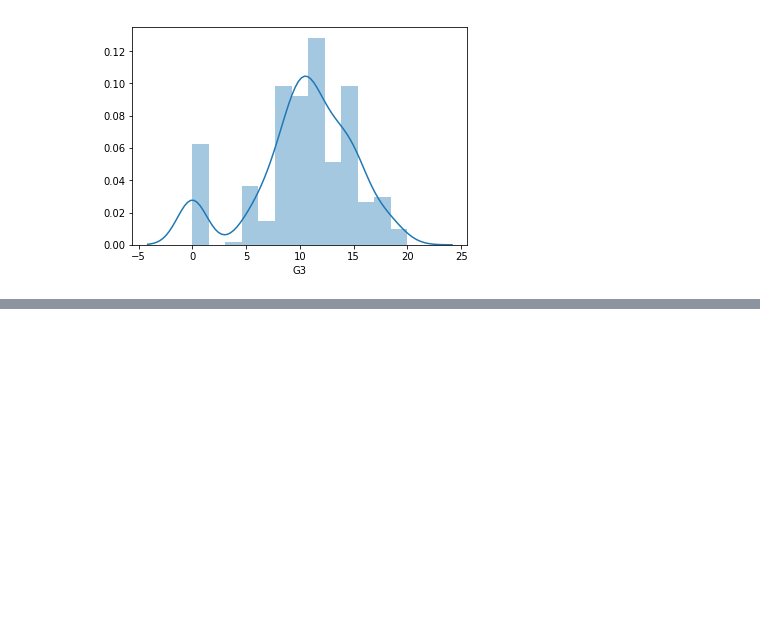
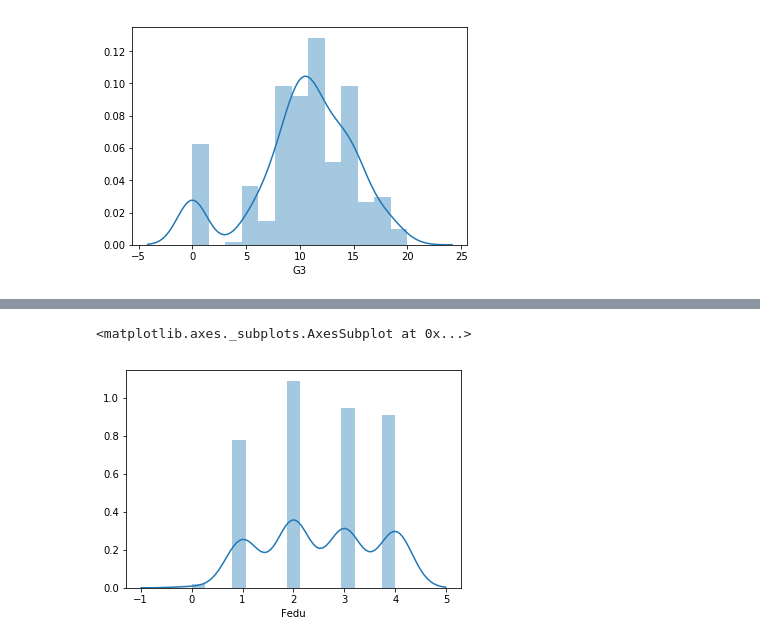
Before and after one commit to NicolasVILLETTE/student_alcohol_consumption, a Jupyter notebook: student_alcohol_consumption.ipynb, the cells around one changed output, grey strips where cells are left out. Drawn from its saved outputs; the diff is of its cells as text; code cells hidden in the pictures; blank space fills up the shorter version.

```diff
--- a/student_alcohol_consumption.ipynb
+++ b/student_alcohol_consumption.ipynb
@@ -80,0 +131,5 @@ sns.distplot(data['G3'])
+# %%
+sns.distplot(data['Fedu'])
+# %% [output]
+<matplotlib.axes._subplots.AxesSubplot at 0x...>
+[figure, added]
```
Also changed, not shown: parts of 55 cells of this notebook, 1 other file.
